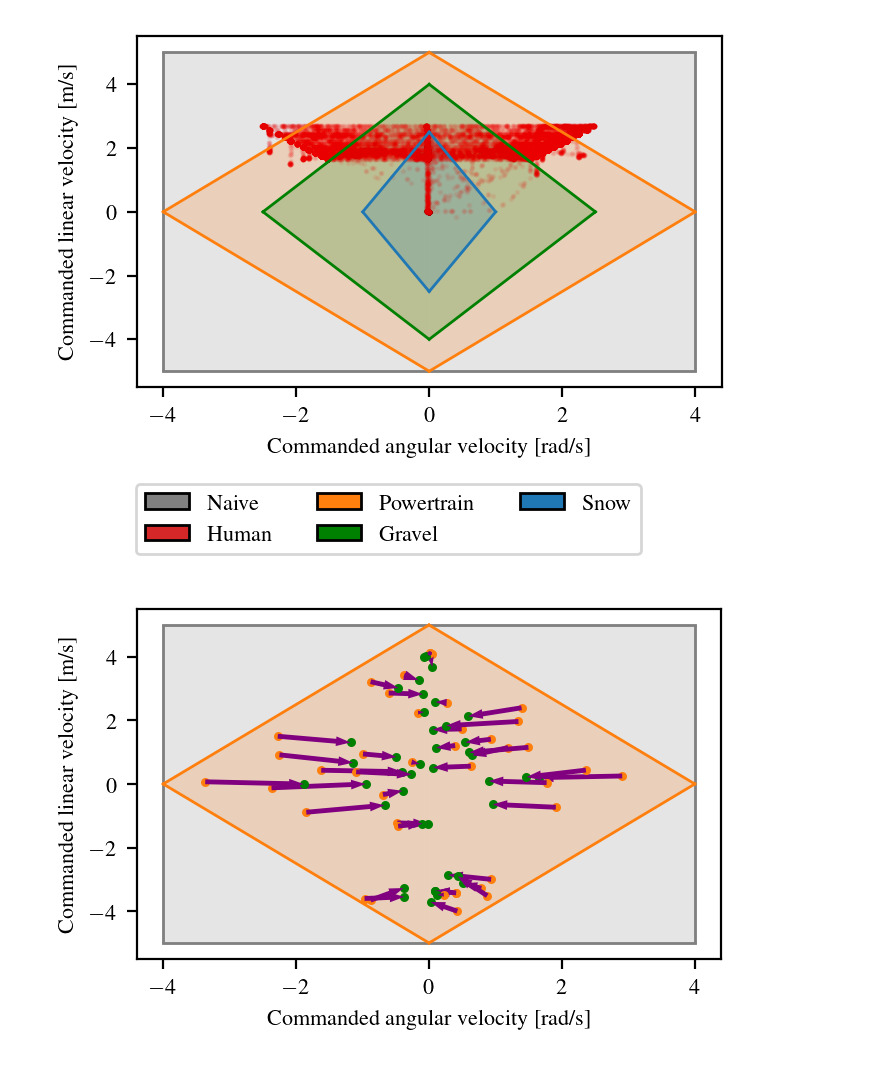
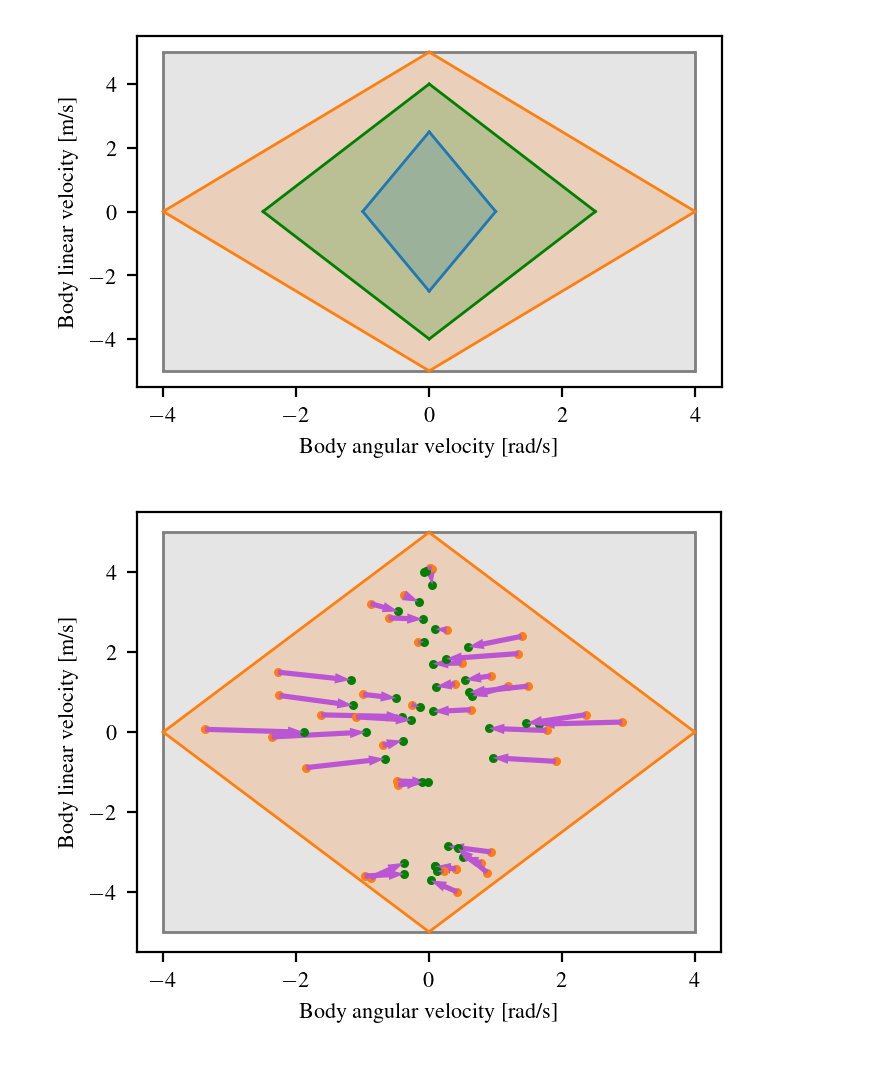
Before and after one commit to norlab-ulaval/norlab_WMRD, a Jupyter notebook: RAL2023/intro/input_space_figure/export_cmd_vels.ipynb, the cells around one changed output. Saved outputs shown, nothing was run; the diff lists cells and outputs as text; code cells hidden in the pictures.

```diff
--- a/RAL2023/intro/input_space_figure/export_cmd_vels.ipynb
+++ b/RAL2023/intro/input_space_figure/export_cmd_vels.ipynb
@@ -263,40 +263,40 @@ human_q2_vel_linspace = np.linspace(0, human_maximum_linear_vel_positive, int(nu
 # q2_human_input_space = ax.plot(human_angular_vel_linspace_positive, human_q2_vel_linspace, color='C3', lw=line_width)
 # q2_human_input_space = ax.plot(human_angular_vel_linspace_all, np.full(int(num_points/2), human_maximum_linear_vel_positive), color='C3', lw=line_width)
 # ax.fill_between(human_angular_vel_linspace_negative, human_maximum_linear_vel_positive, y2=human_q1_vel_linspace, alpha=alpha, color='C3')
 # ax.fill_between(human_angular_vel_linspace_positive, human_maximum_linear_vel_positive, y2=human_q2_vel_linspace, alpha=alpha, color='C3')
 
 # plot icp velocities
 # for i in range(steady_state_idd_body_vel_yaw.shape[0]):
 #     if abs(np.median(steady_state_icp_body_vel_x[i]) - steady_state_idd_body_vel_x[i][0]) > 2.5:
 #         continue
 #     ax.scatter(steady_state_encoder_body_vel_yaw[i], steady_state_encoder_body_vel_x[i], s=1, color="C1", alpha=0.01)
 #     ax.scatter(steady_state_icp_body_vel_yaw[i], steady_state_icp_body_vel_x[i], s=1, color="green", alpha=0.01)
 
     # ax.quiver(steady_state_idd_body_vel_yaw[i][0], steady_state_idd_body_vel_x[i][0], np.median(steady_state_icp_body_vel_yaw[i]) - steady_state_idd_body_vel_yaw[i][0], np.median(steady_state_icp_body_vel_x[i]) - steady_state_idd_body_vel_x[i][0], angles='xy', scale_units='xy', scale=1, width=0.03, headwidth=5, headlength=3, headaxislength=3, minlength=1, minshaft=1, units='xy', color="C3", alpha=0.5)
     # for j in range(steady_state_idd_body_vel_yaw.shape[1]):
         # ax.quiver(steady_state_idd_body_vel_yaw[i][j], steady_state_idd_body_vel_x[i][j], steady_state_icp_body_vel_yaw[i][j] - steady_state_idd_body_vel_yaw[i][j], steady_state_icp_body_vel_x[i][j] - steady_state_idd_body_vel_x[i][j], angles='xy', scale_units='xy', scale=1, width=0.03, headwidth=3, headlength=1, headaxislength=1, minlength=1, minshaft=1, units='xy', alpha=0.1)
 
 # for i in range(steady_state_icp_body_vel_x_tracks.shape[0]):
 #     ax.scatter(steady_state_icp_body_vel_yaw_tracks[i], steady_state_icp_body_vel_x_tracks[i], s=1, color="C0", alpha=0.01)
 
 # plot humand-commanded velocities
-ax.scatter(cmd_vel_omega, cmd_vel_x, s=1, color="red", alpha=0.03)
+# ax.scatter(cmd_vel_omega, cmd_vel_x, s=1, color="red", alpha=0.03)
 
 legend_elements = [Rectangle((0,0), width=5, height=3, facecolor="grey", label='Naive', linestyle='solid', edgecolor='k'),                          Rectangle((0,0), width=5, height=3, facecolor="C3", label='Human', linestyle='solid', edgecolor='k'),
                    Rectangle((0,0), width=5, height=3, facecolor="C1", label='Powertrain', linestyle='solid', edgecolor='k'),
                   # Rectangle((0,0), width=5, height=3, facecolor="gray", label='Human', linestyle='solid', edgecolor='k'),
                   #  Rectangle((0,0), width=5, height=3, facecolor="C3", label='Doughnut', linestyle='solid', edgecolor='k'),
                   Rectangle((0,0), width=5, height=3, facecolor="green", label='Gravel', linestyle='solid', edgecolor='k'),
                   Rectangle((0,0), width=5, height=3, facecolor="C0", label='Snow', linestyle='solid', edgecolor='k'), ]
-ax.set_xlabel("Commanded angular velocity [rad/s]")
-ax.set_ylabel("Commanded linear velocity [m/s]")
+ax.set_xlabel("Body angular velocity [rad/s]")
+ax.set_ylabel("Body linear velocity [m/s]")
 
-fig.legend(handles=legend_elements, loc="lower center", bbox_to_anchor=(0.5, -0.02), ncol=3)
-fig.savefig("fig.pdf", dpi=100)
-fig.savefig("fig.jpg")
+# fig.legend(handles=legend_elements, loc="lower center", bbox_to_anchor=(0.5, -0.02), ncol=3)
+fig.savefig("fig.pdf", dpi=500)
+fig.savefig("fig.jpg", dpi=500)
 plt.show()
 # %% [output]
-[figure, old version]
+[figure, new version]
 # %%
 import pandas as pd
 import numpy as np
@@ -313,6 +313,7 @@ plt.rc('ytick', labelsize=8)
 plt.rc('axes', labelsize=8)
 mpl.rcParams['lines.dashed_pattern'] = [2, 2]
 mpl.rcParams['lines.linewidth'] = 1.0
+mpl.rcParams['xtick.labelsize'] = 8
 
 width  = 3.402
 height = width / 1.3
@@ -320,7 +321,7 @@ plt.close('all')
 fig, ax = plt.subplots(1, 1, dpi=200)
 fig.set_size_inches(width, height)
 # fig.subplots_adjust(left=.1, bottom=0.07, right=.995, top=.98)
-fig.subplots_adjust(top=0.99, bottom=0.32, right=.99, left=0.13)
+fig.subplots_adjust(top=0.99, bottom=0.15, right=.99, left=0.13)
 
 x_min = -4
 x_max = 4
@@ -406,8 +407,8 @@ legend_elements = [Rectangle((0,0), width=5, height=3, facecolor="grey", label='
                   #  Rectangle((0,0), width=5, height=3, facecolor="C3", label='Doughnut', linestyle='solid', edgecolor='k'),
                   Rectangle((0,0), width=5, height=3, facecolor="green", label='Gravel', linestyle='solid', edgecolor='k'),
                   Rectangle((0,0), width=5, height=3, facecolor="C0", label='Snow', linestyle='solid', edgecolor='k'), ]
-ax.set_xlabel("Commanded angular velocity [rad/s]")
-ax.set_ylabel("Commanded linear velocity [m/s]")
+ax.set_xlabel(r"Body angular velocity [rad/s]")
+ax.set_ylabel(r"Body linear velocity [m/s]")
 
 cmd_vel_mask_1 = np.abs(steady_state_idd_body_vel_x*steady_state_idd_body_vel_yaw)<=3.5
 cmd_vel_mask_2 = np.abs(steady_state_idd_body_vel_yaw) <= 3.5
@@ -421,18 +422,18 @@ masked_icp_vel_yaw = steady_state_icp_body_vel_yaw[cmd_vel_mask]
 def update(frame):
     ax.scatter(masked_idd_vel_yaw[frame], masked_idd_vel_x[frame], c='C1', s=5)
     ax.scatter(masked_icp_vel_yaw[frame], masked_icp_vel_x[frame], c='green', s=5)
-    ax.quiver(masked_idd_vel_yaw[frame], masked_idd_vel_x[frame], masked_icp_vel_yaw[frame] - masked_idd_vel_yaw[frame], masked_icp_vel_x[frame] - masked_idd_vel_x[frame], color='purple', angles='xy', scale_units='xy', scale=1, width=0.1, headwidth=2, headlength=3, headaxislength=3, minlength=1, minshaft=1, units='xy')
+    ax.quiver(masked_idd_vel_yaw[frame], masked_idd_vel_x[frame], masked_icp_vel_yaw[frame] - masked_idd_vel_yaw[frame], masked_icp_vel_x[frame] - masked_idd_vel_x[frame], color='mediumorchid', angles='xy', scale_units='xy', scale=1, width=0.1, headwidth=2, headlength=3, headaxislength=3, minlength=1, minshaft=1, units='xy')
 
 ani = animation.FuncAnimation(fig=fig, func=update, frames=range(0, 3360, int(3360/40)), interval=30)
 # ani = animation.FuncAnimation(fig=fig, func=update, frames=range(0, 200, int(200/80)), interval=30)
-ani.save('../../anim/warthog_doughnut_input-space.mp4', fps=1.5)
+ani.save('../../anim/warthog_doughnut_input-space.mp4', fps=1.5, dpi=500)
 
 # fig.legend(handles=legend_elements, loc="lower center", bbox_to_anchor=(0.5, -0.02), ncol=3)
 # fig.savefig("fig.pdf", dpi=100)
 # fig.savefig("fig.jpg")
 # plt.show()
 # %% [output]
-[figure, old version]
+[figure, new version]
 # %%
 font = {'family' : 'normal',
         'weight' : 'bold',
```
Also changed, not shown: parts of 2 cells of this notebook, 23 other files.
